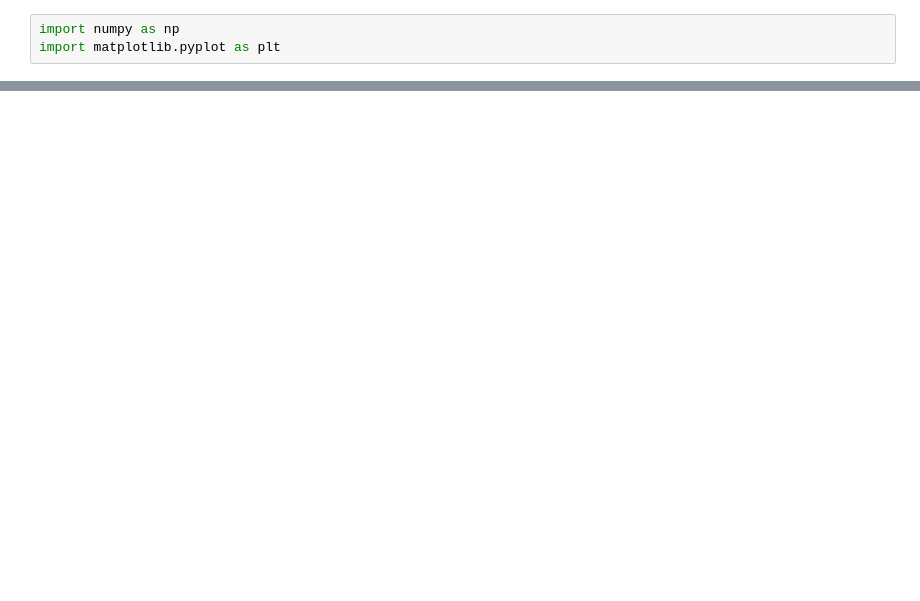
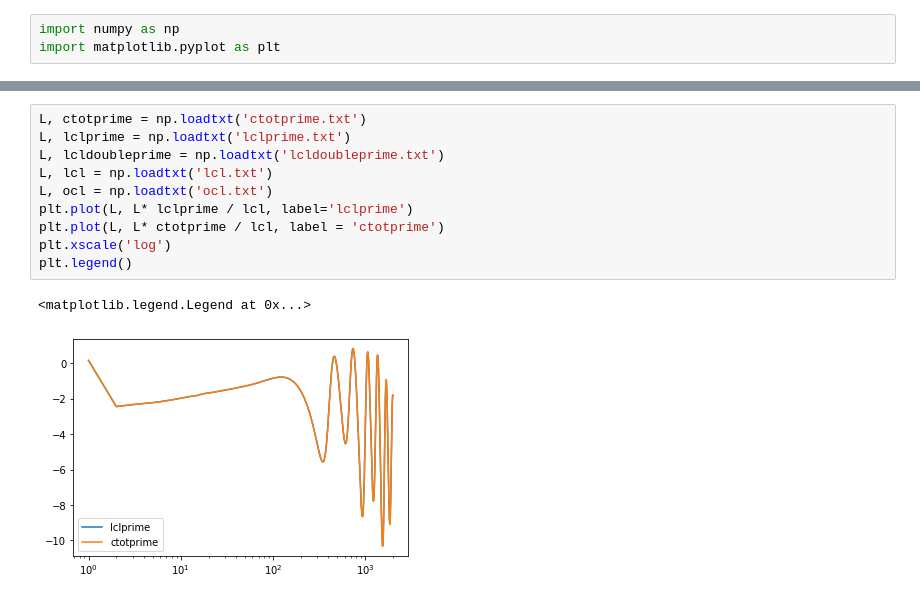
Before and after one commit to aleksandrbowkis/bispec_opt_est, a Jupyter notebook: N2_numerical/N2_tests.ipynb, the cells around one changed output, grey strips where cells are left out. Saved outputs shown, nothing was run; the diff lists cells and outputs as text; blank space fills up the shorter version.

```diff
--- a/N2_numerical/N2_tests.ipynb
+++ b/N2_numerical/N2_tests.ipynb
@@ -9,0 +68,13 @@ plt.loglog(L, out)
+# %%
+L, ctotprime = np.loadtxt('ctotprime.txt')
+L, lclprime = np.loadtxt('lclprime.txt')
+L, lcldoubleprime = np.loadtxt('lcldoubleprime.txt')
+L, lcl = np.loadtxt('lcl.txt')
+L, ocl = np.loadtxt('ocl.txt')
+plt.plot(L, L* lclprime / lcl, label='lclprime')
+plt.plot(L, L* ctotprime / lcl, label = 'ctotprime')
+plt.xscale('log')
+plt.legend()
+# %% [output]
+<matplotlib.legend.Legend at 0x...>
+[figure, added]
```
Also changed, not shown: parts of 9 cells of this notebook, 1 other file.
